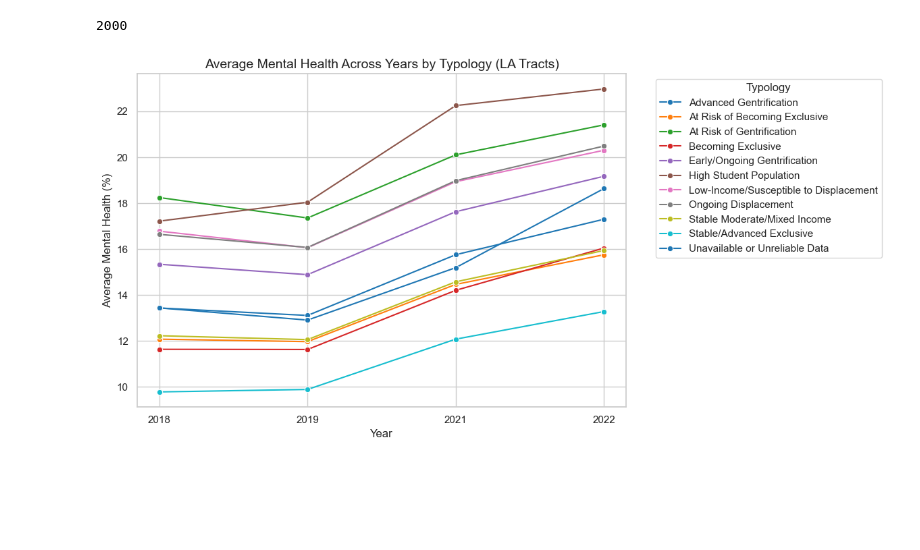
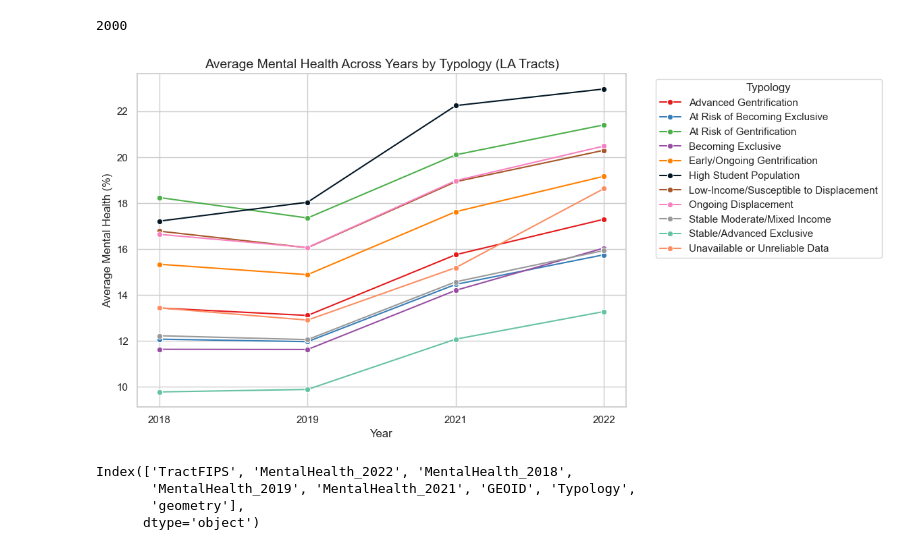
Before and after one commit to Dhairya890/OPT, a Jupyter notebook: Gentrification_over_years.ipynb, the cells around one changed output. Drawn from its saved outputs; the diff is of its cells as text; code cells hidden in the pictures; blank space fills up the shorter version.

```diff
--- a/Gentrification_over_years.ipynb
+++ b/Gentrification_over_years.ipynb
@@ -109,18 +109,42 @@ avg_df = plot_df.groupby(["Typology", "Year"])["MentalHealth"].mean().reset_inde
 
 avg_df["Typology"] = avg_df["Typology"].astype(str)
 avg_df = avg_df.sort_values("Typology")
-# %%
-plt.figure(figsize=(12,6))
-
-# Lineplot for each typology
-sns.lineplot(data=avg_df, x="Year", y="MentalHealth", hue="Typology", marker="o", palette="tab10")
-
-plt.title("Average Mental Health Across Years by Typology (LA Tracts)", fontsize=14)
-plt.ylabel("Average Mental Health (%)", fontsize=12)
-plt.xlabel("Year", fontsize=12)
-plt.xticks(rotation=0)
-plt.legend(title="Typology", bbox_to_anchor=(1.05, 1), loc='upper left')
-plt.tight_layout()
-plt.show()
-# %% [output]
-[figure, removed]
+# %%
+import matplotlib.pyplot as plt
+import seaborn as sns
+
+plt.figure(figsize=(12,6))
+
+# 11 custom distinct colors
+custom_colors = [
+    "#e41a1c",
+    "#377eb8",
+    "#4daf4a",
+    "#984ea3",
+    "#ff7f00",
+    "#031725",
+    "#a65628",
+    "#f781bf",
+    "#999999",
+    "#66c2a5",
+    "#fc8d62"
+]
+
+sns.lineplot(
+    data=avg_df,
+    x="Year",
+    y="MentalHealth",
+    hue="Typology",
+    marker="o",
+    palette=custom_colors
+)
+
+plt.title("Average Mental Health Across Years by Typology (LA Tracts)", fontsize=14)
+plt.ylabel("Average Mental Health (%)", fontsize=12)
+plt.xlabel("Year", fontsize=12)
+plt.xticks(rotation=0)
+plt.legend(title="Typology", bbox_to_anchor=(1.05, 1), loc='upper left')
+plt.tight_layout()
+plt.show()
+# %% [output]
+[figure, added]
@@ -126,0 +153,7 @@ plt.show()
+# %%
+merged_df.columns
+# %% [output]
+Index(['TractFIPS', 'MentalHealth_2022', 'MentalHealth_2018',
+       'MentalHealth_2019', 'MentalHealth_2021', 'GEOID', 'Typology',
+       'geometry'],
+      dtype='object')
```
Also changed, not shown: parts of 5 cells of this notebook, 1 other file.
